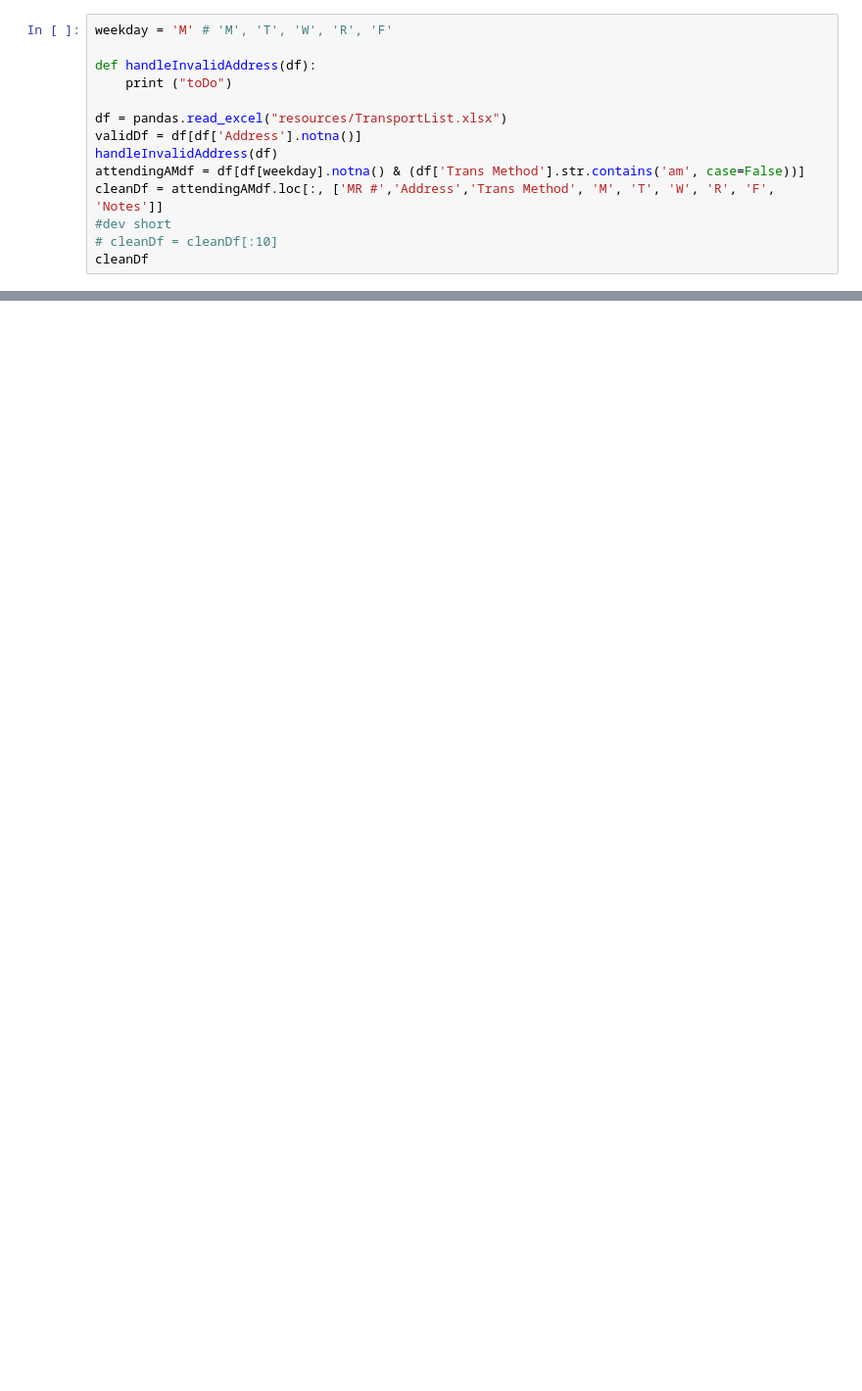
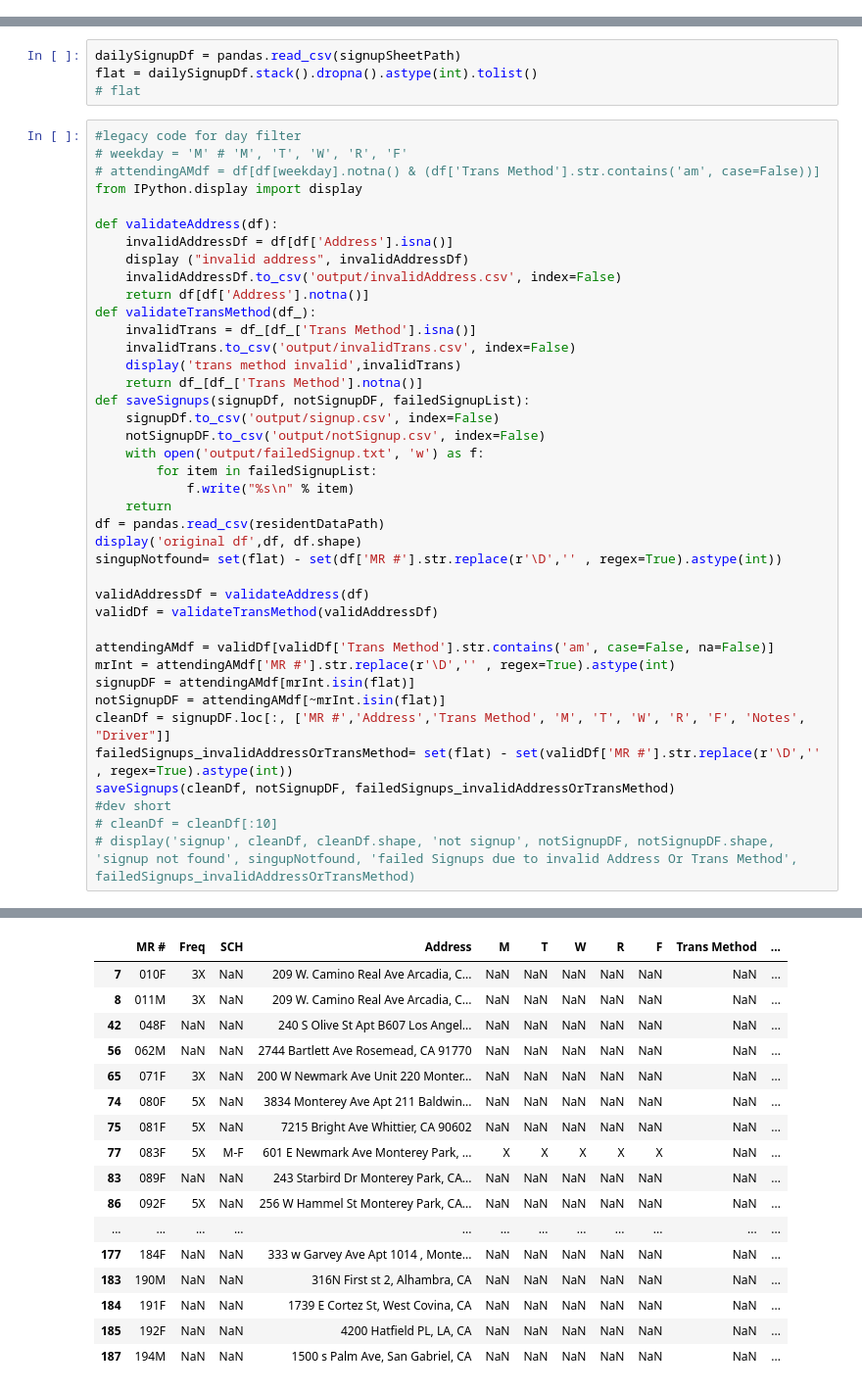
Before and after one commit to KC-Zhang/wheelTrans, a Jupyter notebook: src/wheeltrans/mainNotebook.ipynb, the cells around one changed output, grey strips where cells are left out. Shown: that part at 98% size. Cells and saved outputs as stored; diff of their text form; blank space fills up the shorter version.

```diff
--- a/src/wheeltrans/mainNotebook.ipynb
+++ b/src/wheeltrans/mainNotebook.ipynb
@@ -34,14 +31,0 @@ ROOT_PATH
-# %%
-weekday = 'M' # 'M', 'T', 'W', 'R', 'F'
-
-def handleInvalidAddress(df):
-    print ("toDo")
-
-df = pandas.read_excel("resources/TransportList.xlsx")
-validDf = df[df['Address'].notna()]
-handleInvalidAddress(df)
-attendingAMdf = df[df[weekday].notna() & (df['Trans Method'].str.contains('am', case=False))]
-cleanDf = attendingAMdf.loc[:, ['MR #','Address','Trans Method', 'M', 'T', 'W', 'R', 'F', 'Notes']]
-#dev short
-# cleanDf = cleanDf[:10]
-cleanDf
@@ -62,0 +32,45 @@ toDo
+# %%
+dailySignupDf = pandas.read_csv(signupSheetPath)
+flat = dailySignupDf.stack().dropna().astype(int).tolist()
+# flat
+# %%
+#legacy code for day filter
+# weekday = 'M' # 'M', 'T', 'W', 'R', 'F'
+# attendingAMdf = df[df[weekday].notna() & (df['Trans Method'].str.contains('am', case=False))]
+from IPython.display import display
+
+def validateAddress(df):
+    invalidAddressDf = df[df['Address'].isna()]
+    display ("invalid address", invalidAddressDf)
+    invalidAddressDf.to_csv('output/invalidAddress.csv', index=False)
+    return df[df['Address'].notna()]
+def validateTransMethod(df_):
+    invalidTrans = df_[df_['Trans Method'].isna()]
+    invalidTrans.to_csv('output/invalidTrans.csv', index=False)
+    display('trans method invalid',invalidTrans)
+    return df_[df_['Trans Method'].notna()]
+def saveSignups(signupDf, notSignupDF, failedSignupList):
+    signupDf.to_csv('output/signup.csv', index=False)
+    notSignupDF.to_csv('output/notSignup.csv', index=False)
+    with open('output/failedSignup.txt', 'w') as f:
+        for item in failedSignupList:
+            f.write("%s\n" % item)
+    return
+df = pandas.read_csv(residentDataPath)
+display('original df',df, df.shape)
+singupNotfound= set(flat) - set(df['MR #'].str.replace(r'\D','' , regex=True).astype(int))
+
+validAddressDf = validateAddress(df)
+validDf = validateTransMethod(validAddressDf)
+
+attendingAMdf = validDf[validDf['Trans Method'].str.contains('am', case=False, na=False)]
+mrInt = attendingAMdf['MR #'].str.replace(r'\D','' , regex=True).astype(int)
+signupDF = attendingAMdf[mrInt.isin(flat)]
+notSignupDF = attendingAMdf[~mrInt.isin(flat)]
+cleanDf = signupDF.loc[:, ['MR #','Address','Trans Method', 'M', 'T', 'W', 'R', 'F', 'Notes', "Driver"]]
+failedSignups_invalidAddressOrTransMethod= set(flat) - set(validDf['MR #'].str.replace(r'\D','' , regex=True).astype(int))
+saveSignups(cleanDf, notSignupDF, failedSignups_invalidAddressOrTransMethod)
+#dev short
+# cleanDf = cleanDf[:10]
+# display('signup', cleanDf, cleanDf.shape, 'not signup', notSignupDF, notSignupDF.shape, 'signup not found', singupNotfound, 'failed Signups due to invalid Address Or Trans Method', failedSignups_invalidAddressOrTransMethod)
+# %% [output]
@@ -63,2 +106,19 @@ toDo
+|  | MR # | Freq | SCH | Address | M | T | W | R | F | Trans Method | ... |
+| 7 | 010F | 3X | NaN | 209 W. Camino Real Ave Arcadia, C... | NaN | NaN | NaN | NaN | NaN | NaN | ... |
+| 8 | 011M | 3X | NaN | 209 W. Camino Real Ave Arcadia, C... | NaN | NaN | NaN | NaN | NaN | NaN | ... |
+| 42 | 048F | NaN | NaN | 240 S Olive St Apt B607 Los Angel... | NaN | NaN | NaN | NaN | NaN | NaN | ... |
+| 56 | 062M | NaN | NaN | 2744 Bartlett Ave Rosemead, CA 91770 | NaN | NaN | NaN | NaN | NaN | NaN | ... |
+| 65 | 071F | 3X | NaN | 200 W Newmark Ave Unit 220 Monter... | NaN | NaN | NaN | NaN | NaN | NaN | ... |
+| 74 | 080F | 5X | NaN | 3834 Monterey Ave Apt 211 Baldwin... | NaN | NaN | NaN | NaN | NaN | NaN | ... |
+| 75 | 081F | 5X | NaN | 7215 Bright Ave Whittier, CA 90602 | NaN | NaN | NaN | NaN | NaN | NaN | ... |
+| 77 | 083F | 5X | M-F | 601 E Newmark Ave Monterey Park, ... | X | X | X | X | X | NaN | ... |
+| 83 | 089F | NaN | NaN | 243 Starbird Dr Monterey Park, CA... | NaN | NaN | NaN | NaN | NaN | NaN | ... |
+| 86 | 092F | 5X | NaN | 256 W Hammel St Monterey Park, CA... | NaN | NaN | NaN | NaN | NaN | NaN | ... |
+| ... | ... | ... | ... | ... | ... | ... | ... | ... | ... | ... | ... |
+| 177 | 184F | NaN | NaN | 333 w Garvey Ave Apt 1014 , Monte... | NaN | NaN | NaN | NaN | NaN | NaN | ... |
+| 183 | 190M | NaN | NaN | 316N First st 2, Alhambra, CA | NaN | NaN | NaN | NaN | NaN | NaN | ... |
+| 184 | 191F | NaN | NaN | 1739 E Cortez St, West Covina, CA | NaN | NaN | NaN | NaN | NaN | NaN | ... |
+| 185 | 192F | NaN | NaN | 4200 Hatfield PL, LA, CA | NaN | NaN | NaN | NaN | NaN | NaN | ... |
+| 187 | 194M | NaN | NaN | 1500 s Palm Ave, San Gabriel, CA | NaN | NaN | NaN | NaN | NaN | NaN | ... |
 # %%
 gmaps = googlemaps.Client(key=os.getenv("GOOGLE_MAP_API_KEY"))
```
Also changed, not shown: parts of 10 cells of this notebook, 7 other files.
